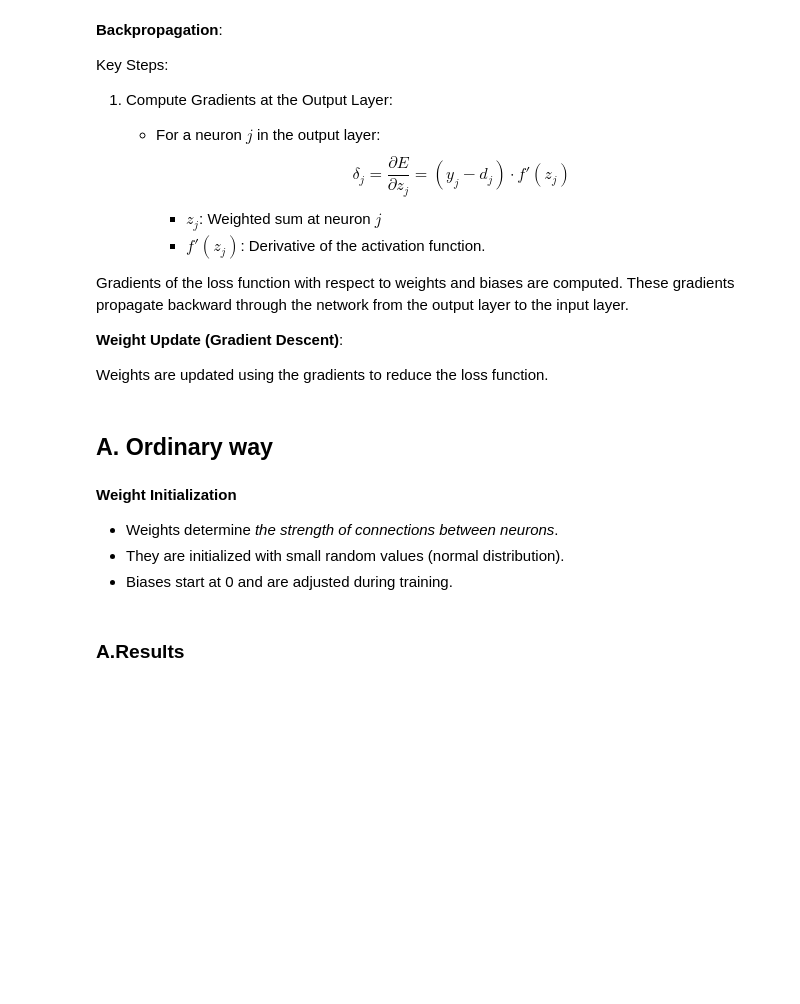
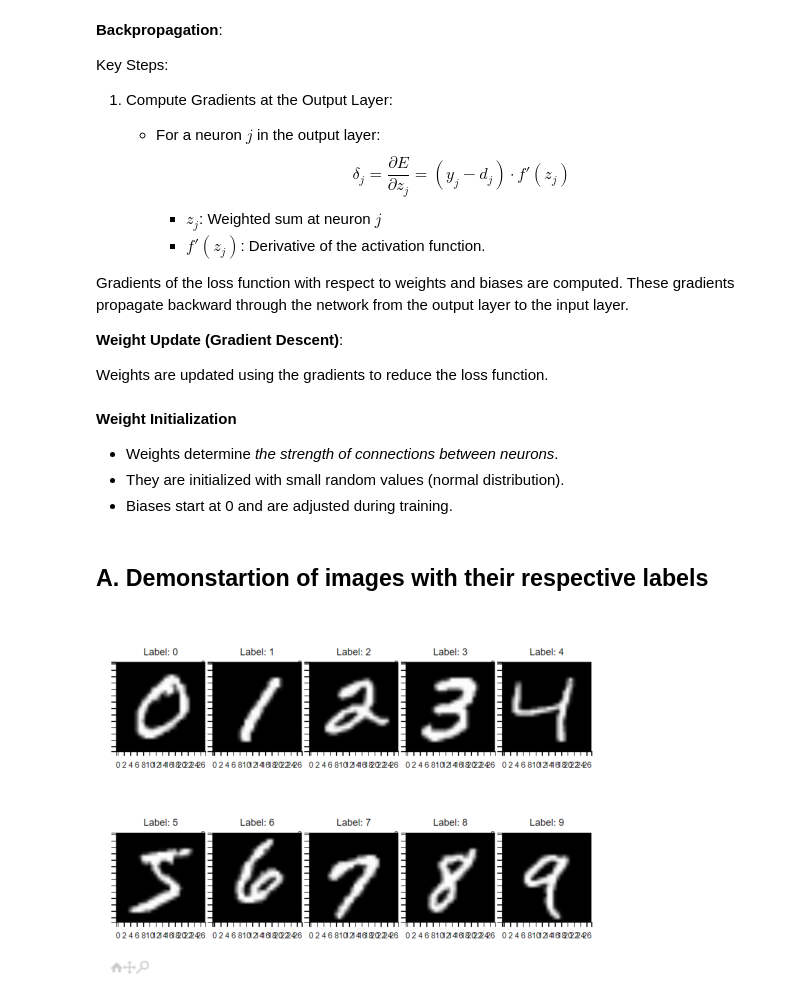
Before and after one commit to MahtabDastranj/Computational-Intelligance, a Jupyter notebook: Neural-Network/explanation.ipynb, the cells around one changed output. Saved outputs shown, nothing was run; the diff lists cells and outputs as text; code cells hidden in the pictures; blank space fills up the shorter version.

```diff
--- a/Neural-Network/explanation.ipynb
+++ b/Neural-Network/explanation.ipynb
@@ -113,12 +113,18 @@ These gradients propagate backward through the network from the output layer to
 **Weight Update (Gradient Descent)**:
 
 Weights are updated using the gradients to reduce the loss function.
-# %% [markdown]
-## A. Ordinary way
 # %% [markdown]
 **Weight Initialization**
 - Weights determine *the strength of connections between neurons*.
 - They are initialized with small random values (normal distribution).
 - Biases start at 0 and are adjusted during training.
 # %% [markdown]
-### A.Results
+## A. Demonstartion of images with their respective labels
+# %%
+img1 = mpimg.imread(r"C:\Users\MDastranj\OneDrive\Pictures\Screenshots\Screenshot 2024-11-29 203609.png")
+# Display the image
+plt.imshow(img1)
+plt.axis('off')
+plt.show()
+# %% [output]
+[figure, added]
```
Also changed, not shown: parts of 3 cells of this notebook.
